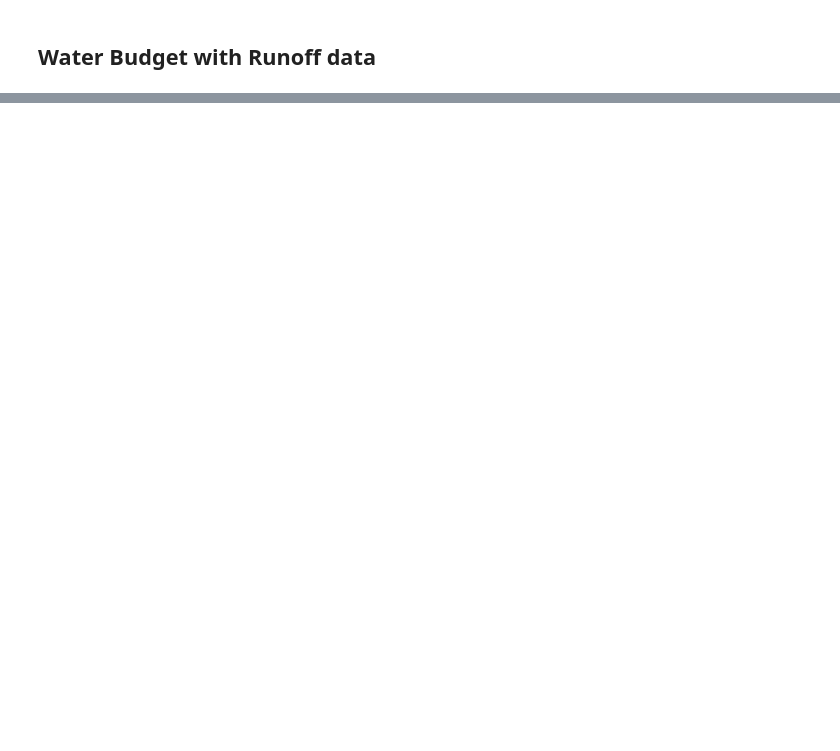
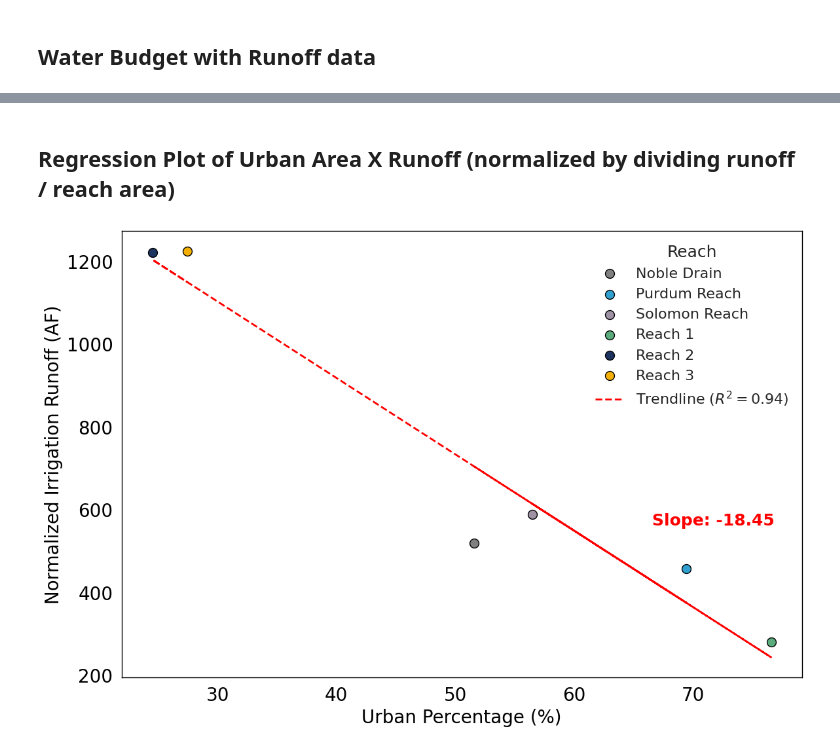
Before and after one commit to carlibeisel/mason_water_budget, a Jupyter notebook: water_budget_figures.ipynb, the cells around one changed output, grey strips where cells are left out. Saved outputs shown, nothing was run; the diff lists cells and outputs as text; code cells hidden in the pictures; blank space fills up the shorter version.

Commit message:
regressions

```diff
--- a/water_budget_figures.ipynb
+++ b/water_budget_figures.ipynb
@@ -620,0 +849,2 @@ plt.show()
+# %% [markdown]
+## Regression Plot of Urban Area X Runoff (normalized by dividing runoff / reach area)
@@ -620,0 +882,54 @@ plt.show()
+# %%
+# Scatter plot with Reach palette and trendline
+plt.figure(figsize=(12, 8))
+
+# Scatter points for each reach with custom colors from reach_palette
+for reach in final_merged['Reach'].unique():
+    subset = final_merged[final_merged['Reach'] == reach]
+    plt.scatter(
+        subset['Urban Percent'],
+        subset['normalized_runoff(af)'],
+        label=reach,
+        color=reach_palette.get(reach, 'grey'),  # Default to grey if reach not in palette
+        s=100,
+        alpha=1,
+        edgecolor='black'
+    )
+
+# Fit and plot a trendline for all data
+x = final_merged['Urban Percent']
+y = final_merged['normalized_runoff(af)']
+slope, intercept, r_value, _, _ = linregress(x, y)
+trendline = slope * x + intercept
+
+plt.plot(
+    x,
+    trendline,
+    color='red',
+    linestyle='--',
+    linewidth=2,
+    label = rf"Trendline ($R^2={r_value**2:.2f}$)"
+)
+
+# Add slope text to the figure
+plt.text(
+    x.max() - 10,  # Position near the end of the plot
+    y.min() + (y.max() - y.min()) * 0.3,  # Position 10% above the min y-value
+    f'Slope: {slope:.2f}',
+    color='red',
+    fontsize=18,
+    fontweight='bold'
+)
+
+
+plt.xlabel('Urban Percentage (%)', fontsize=20)
+plt.ylabel('Normalized Irrigation Runoff (AF)', fontsize=20)
+plt.title('', fontsize=20)
+ax = plt.gca()
+theme_cust(ax)
+ax.tick_params(axis='both', labelsize=20)
+plt.legend(title='Reach', fontsize=16, title_fontsize=18, frameon=False)
+plt.tight_layout()
+plt.show()
+# %% [output]
+[figure, added]
```
Also changed, not shown: parts of 16 cells of this notebook.
